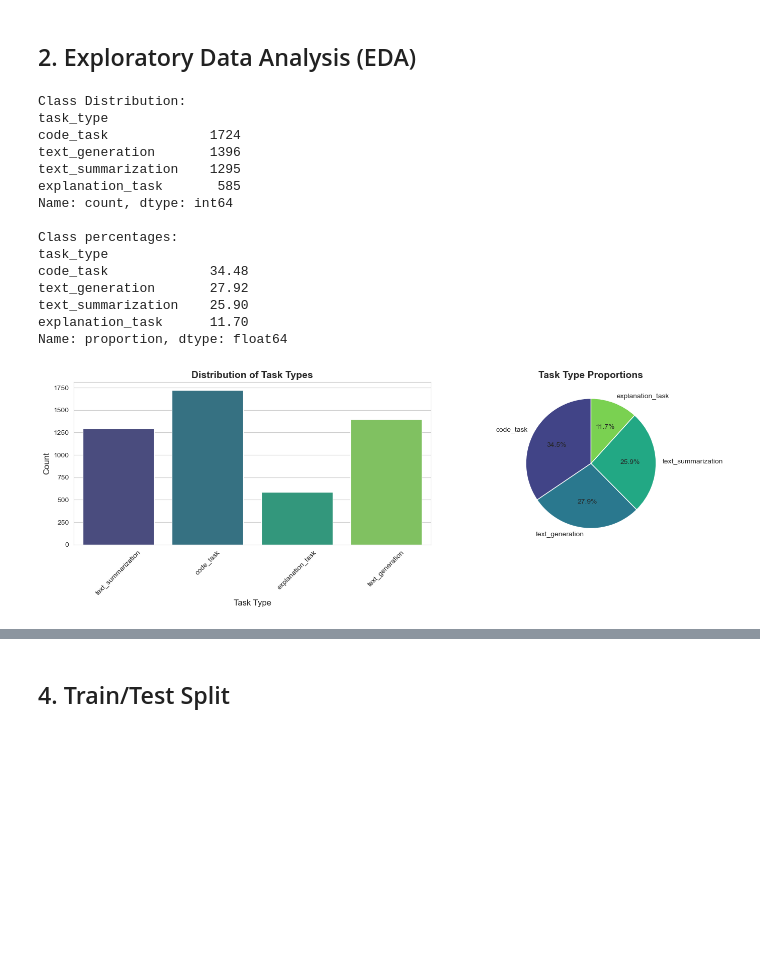
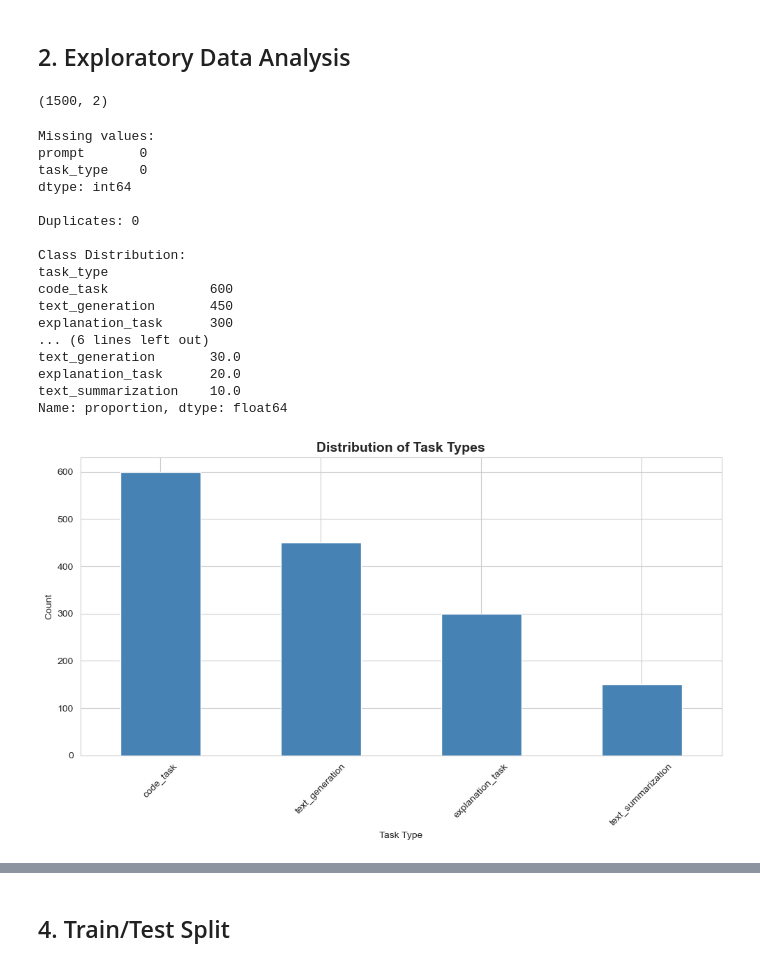
Before and after one commit to ipetrom/bhl-hackathon-beszketnyky, a Jupyter notebook: ml_analysis/ml_analysis.ipynb, the cells around one changed output, grey strips where cells are left out. Saved outputs shown, nothing was run; the diff lists cells and outputs as text; code cells hidden in the pictures; blank space fills up the shorter version.

```diff
--- a/ml_analysis/ml_analysis.ipynb
+++ b/ml_analysis/ml_analysis.ipynb
@@ -76,46 +43,49 @@ Number of duplicate rows: 0
 # %% [markdown]
-## 2. Exploratory Data Analysis (EDA)
+## 2. Exploratory Data Analysis
+# %%
+df.drop_duplicates(subset=['prompt'], inplace=True)
+print(df.shape)
+# %% [output]
+(1500, 2)
 # %%
+# Check for missing values
+print("Missing values:")
+print(df.isnull().sum())
+print(f"\nDuplicates: {df.duplicated().sum()}")
+
 # Class distribution
-print("Class Distribution:")
-class_dist = df['task_type'].value_counts()
-print(class_dist)
-print(f"\nClass percentages:")
-print(df['task_type'].value_counts(normalize=True) * 100)
+print("\nClass Distribution:")
+print(df['task_type'].value_counts())
+print("\nClass Percentages:")
+print(df['task_type'].value_counts(normalize=True).mul(100).round(1))
 # %% [output]
+Missing values:
+prompt       0
+task_type    0
+dtype: int64
+
+Duplicates: 0
+
 Class Distribution:
 task_type
-code_task             1724
-text_generation       1396
-text_summarization    1295
-explanation_task       585
-Name: count, dtype: int64
-
-Class percentages:
-task_type
-code_task             34.48
-text_generation       27.92
-text_summarization    25.90
-explanation_task      11.70
+code_task             600
+text_generation       450
+explanation_task      300
+... (6 lines left out)
+text_generation       30.0
+explanation_task      20.0
+text_summarization    10.0
 Name: proportion, dtype: float64
-# %%
-# Visualization 1: Class distribution bar plot
-fig, axes = plt.subplots(1, 2, figsize=(15, 5))
-
-# Count plot
-sns.countplot(x='task_type', data=df, ax=axes[0], palette='viridis')
-axes[0].set_title('Distribution of Task Types', fontsize=14, fontweight='bold')
-axes[0].set_xlabel('Task Type', fontsize=12)
-axes[0].set_ylabel('Count', fontsize=12)
-axes[0].tick_params(axis='x', rotation=45)
-
-# Pie chart
-colors = sns.color_palette('viridis', len(class_dist))
-axes[1].pie(class_dist, labels=class_dist.index, autopct='%1.1f%%', colors=colors, startangle=90)
-axes[1].set_title('Task Type Proportions', fontsize=14, fontweight='bold')
-
-plt.tight_layout()
-plt.show()
-# %% [output]
-[figure, removed]
+# %%
+# Visualize class distribution
+plt.figure(figsize=(10, 6))
+df['task_type'].value_counts().plot(kind='bar', color='steelblue')
+plt.title('Distribution of Task Types', fontsize=14, fontweight='bold')
+plt.xlabel('Task Type')
+plt.ylabel('Count')
+plt.xticks(rotation=45)
+plt.tight_layout()
+plt.show()
+# %% [output]
+[figure, added]
 # %%
```
Also changed, not shown: parts of 28 cells of this notebook, 15 other files.
